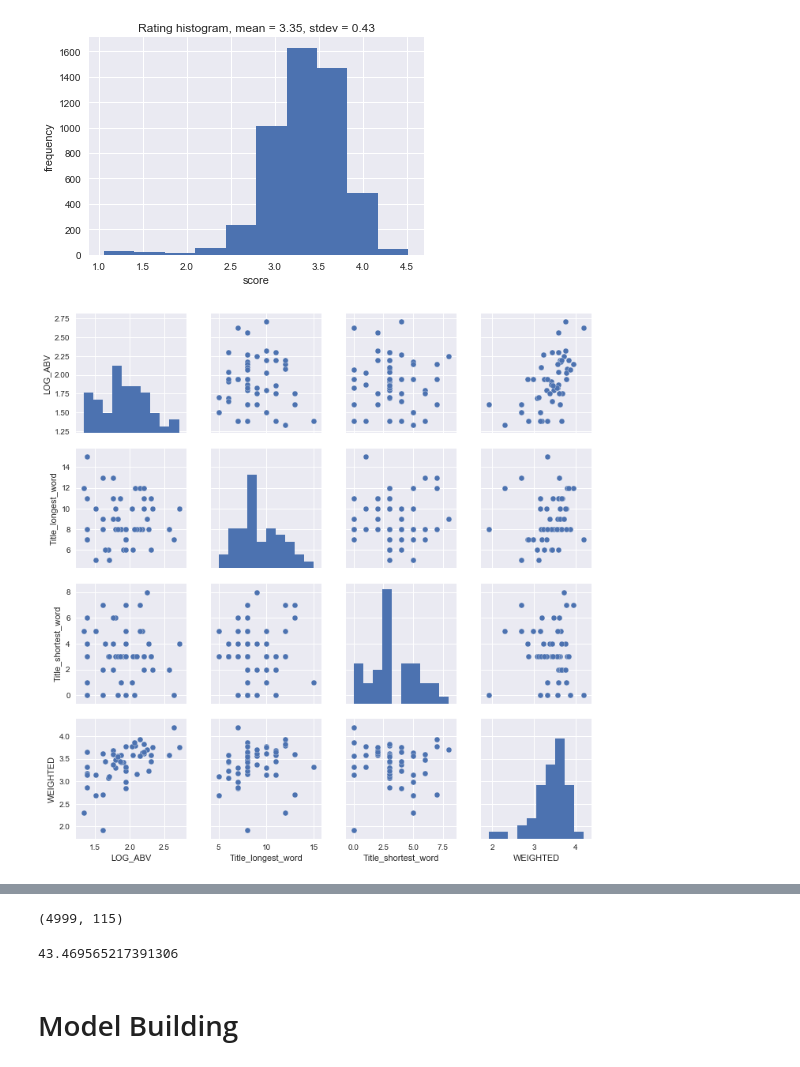
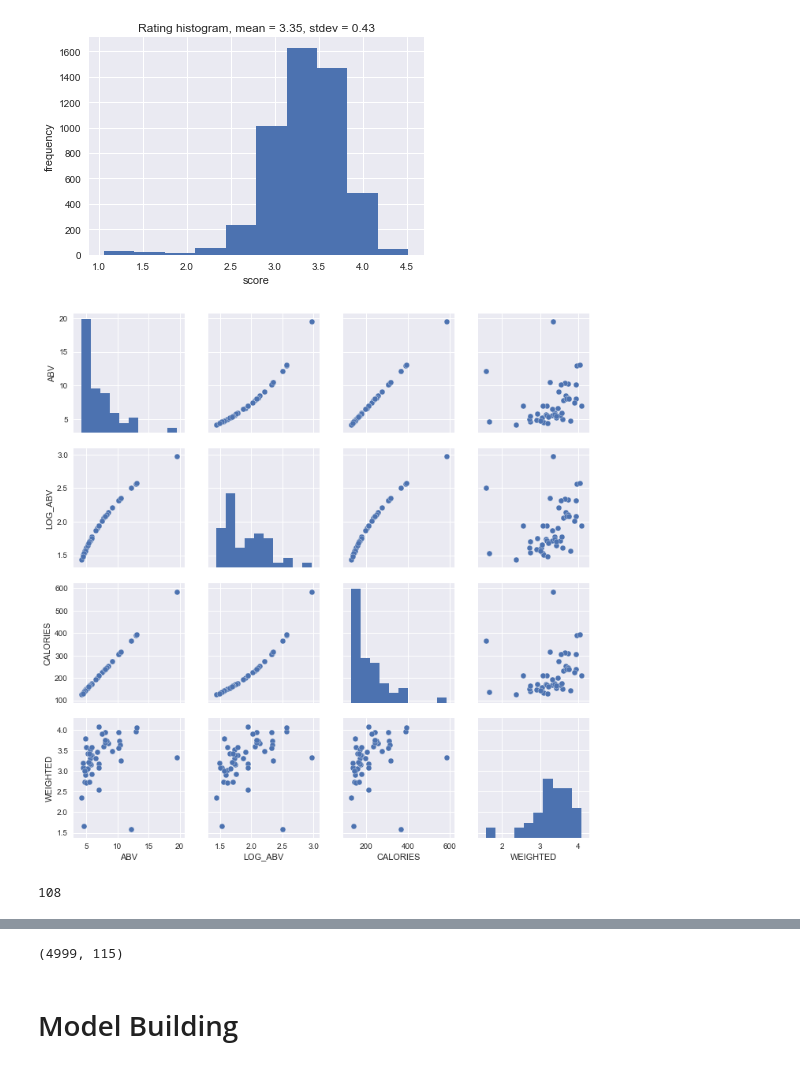
Before and after one commit to avikejriwal/ratebeer_prediction, a Jupyter notebook: analyze.ipynb, the cells around one changed output, grey strips where cells are left out. Drawn from its saved outputs; the diff is of its cells as text; code cells hidden in the pictures.

```diff
--- a/analyze.ipynb
+++ b/analyze.ipynb
@@ -211,10 +169,14 @@ plt.title('Rating histogram, mean = ' + str("{0:.2f}".format(np.mean(df['WEIGHTE
 [figure]
 # %%
 #sample so the pairplot isn't incomprehensibly dense
-df_dummy = df2.sample(50)
-sns.pairplot(df_dummy[['LOG_ABV',  'Title_longest_word', 'Title_shortest_word', 'WEIGHTED']]);
+df_dummy = df.sample(50)
+sns.pairplot(df_dummy[['ABV', 'LOG_ABV', 'CALORIES', 'WEIGHTED']]);
 # %% [output]
-[figure, old version]
+[figure, new version]
+# %%
+len(df[df.Style == 'sour'])
+# %% [output]
+108
 # %%
 #Select the features with the highest correlations
 
@@ -244,11 +206,6 @@ Name: WEIGHTED, Length: 151, dtype: float64
 x.shape
 # %% [output]
 (4999, 115)
-# %%
-4999/115
-#number of features not a huge issue here
-# %% [output]
-43.469565217391306
 # %% [markdown]
 # Model Building
 # %%
```
Also changed, not shown: parts of 17 cells of this notebook, 3 other files.
